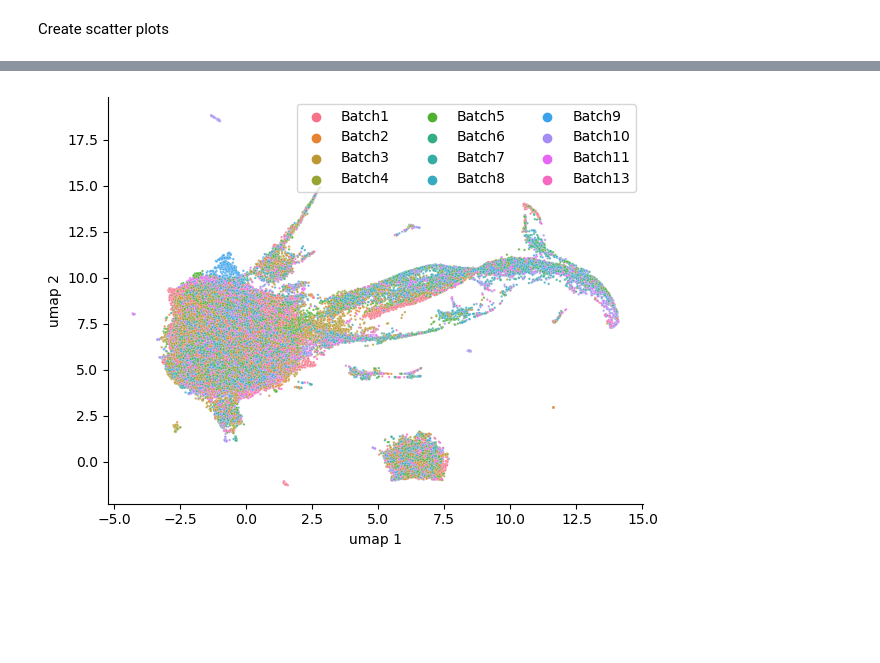
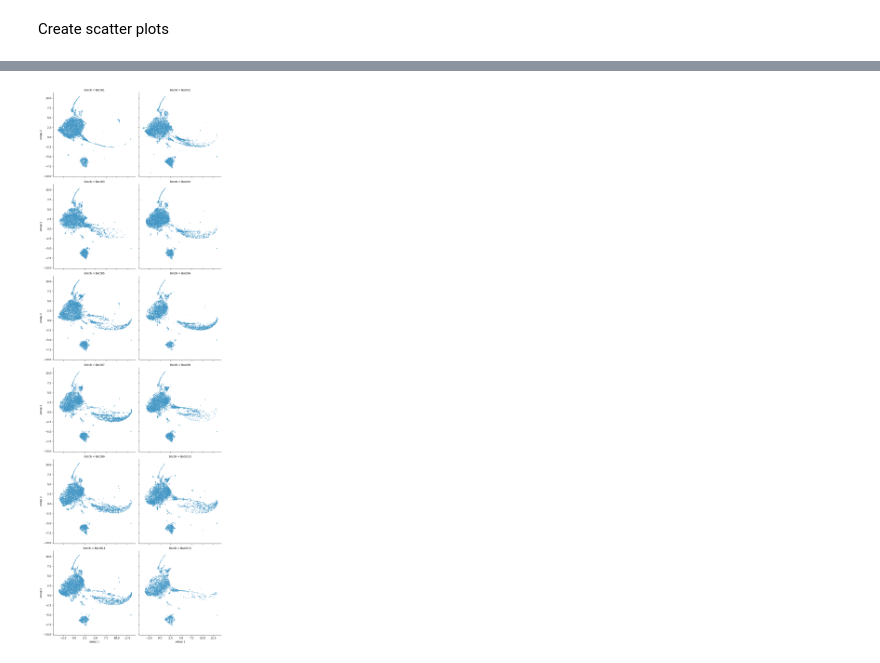
Before and after one commit to jump-cellpainting/2024_Chandrasekaran_Production, a Jupyter notebook: 0.visualize-orf-data/1.plot-orf-umap.ipynb, the cells around one changed output, grey strips where cells are left out. Drawn from its saved outputs; the diff is of its cells as text; code cells hidden in the pictures; blank space fills up the shorter version.

Commit message:
change plot

```diff
--- a/0.visualize-orf-data/1.plot-orf-umap.ipynb
+++ b/0.visualize-orf-data/1.plot-orf-umap.ipynb
@@ -116,17 +132,18 @@ plt.savefig('figures/1.umap-orf-control.png')
 # %%
-sns.scatterplot(
+g = sns.relplot(
     data=X_embedded_df,
     x='umap 1',
     y='umap 2',
-    hue=X_embedded_df["Batch"],
-    alpha=0.8,
-    hue_order=batch_order,
-    s=3,
+    kind='scatter',
+    color="#0072b2",
+    col=X_embedded_df["Batch"],
+    col_order=batch_order,
+    col_wrap=2,
+    s=3
 )
 
 sns.despine()
-plt.legend(ncol=3, loc='upper right')
 plt.tight_layout()
 plt.savefig('figures/1.umap-orf-batch.png')
 # %% [output]
-[figure, old version]
+[figure, new version]
```
Also changed, not shown: parts of 7 cells of this notebook, 4 other files.
